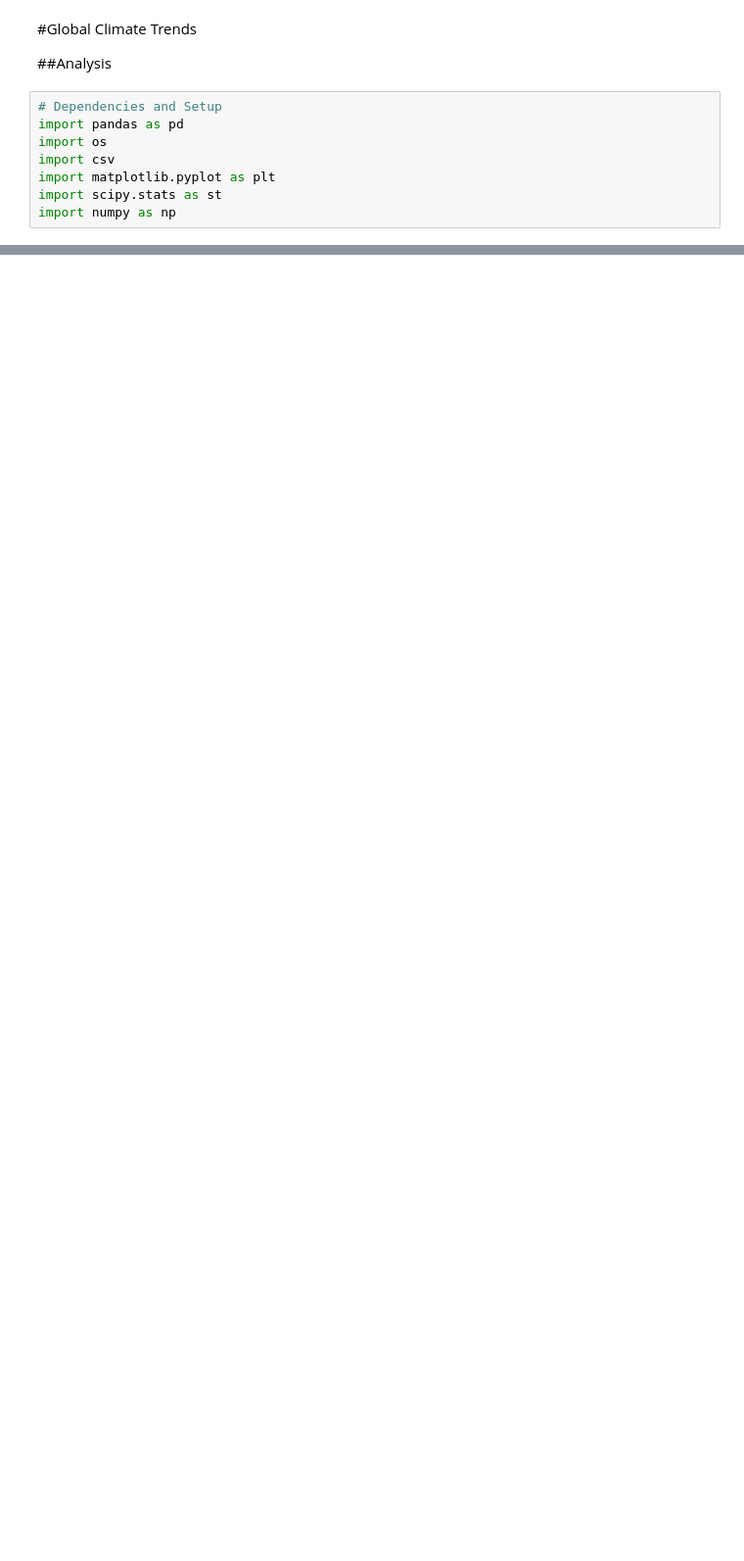
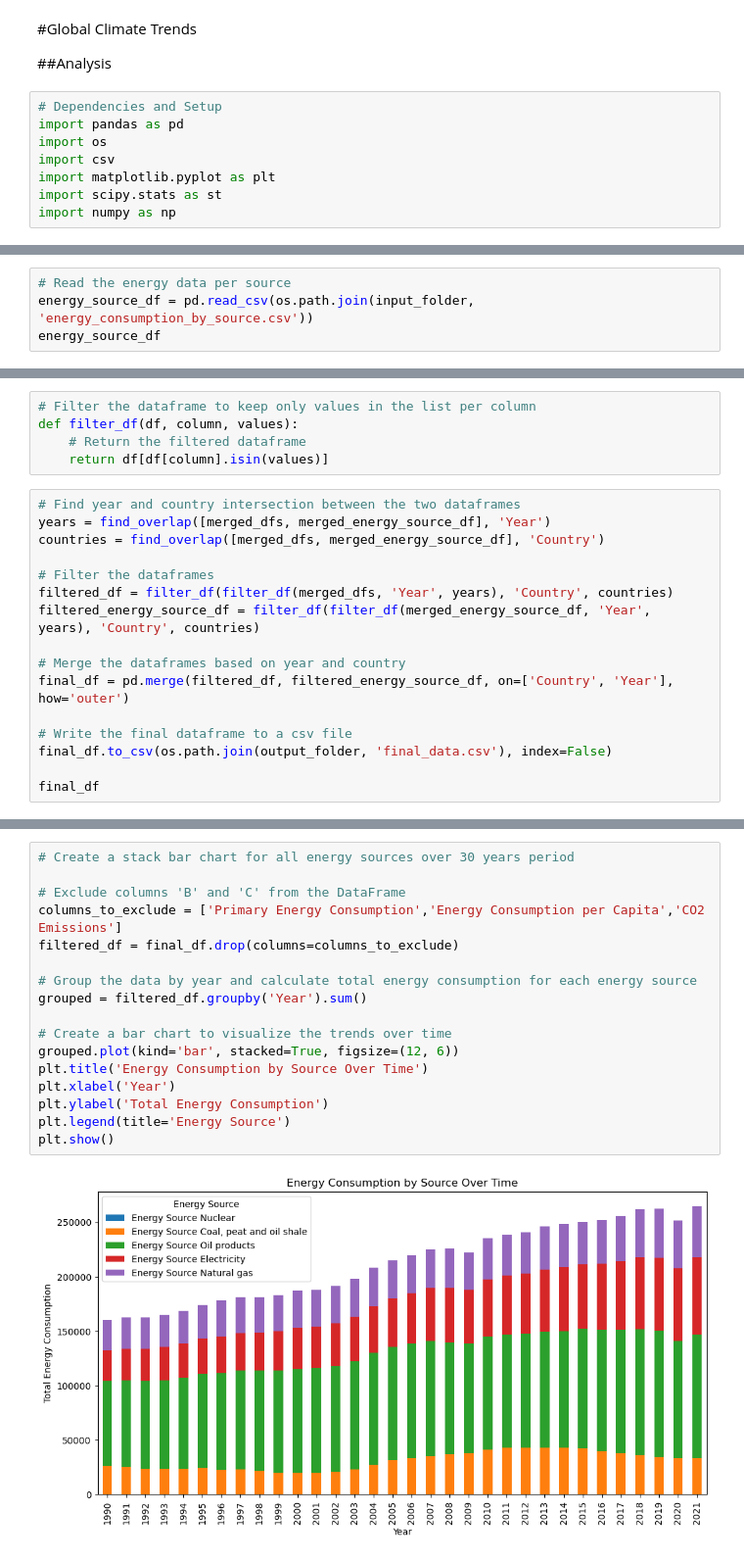
Before and after one commit to maddiebowman/Global_Climate_Change_Trends, a Jupyter notebook: GlobalClimateTrends.ipynb, the cells around one changed output, grey strips where cells are left out. Shown at 98% size. Cells and saved outputs as stored; diff of their text form; blank space fills up the shorter version.

Commit message:
Bar Chart added

```diff
--- a/GlobalClimateTrends.ipynb
+++ b/GlobalClimateTrends.ipynb
@@ -631,0 +75,4 @@ plt.show()
+# %%
+# Read the energy data per source
+energy_source_df = pd.read_csv(os.path.join(input_folder, 'energy_consumption_by_source.csv'))
+energy_source_df
@@ -631,0 +157,21 @@ plt.show()
+# %%
+# Filter the dataframe to keep only values in the list per column
+def filter_df(df, column, values):
+    # Return the filtered dataframe
+    return df[df[column].isin(values)]
+# %%
+# Find year and country intersection between the two dataframes
+years = find_overlap([merged_dfs, merged_energy_source_df], 'Year')
+countries = find_overlap([merged_dfs, merged_energy_source_df], 'Country')
+
+# Filter the dataframes
+filtered_df = filter_df(filter_df(merged_dfs, 'Year', years), 'Country', countries)
+filtered_energy_source_df = filter_df(filter_df(merged_energy_source_df, 'Year', years), 'Country', countries)
+
+# Merge the dataframes based on year and country
+final_df = pd.merge(filtered_df, filtered_energy_source_df, on=['Country', 'Year'], how='outer')
+
+# Write the final dataframe to a csv file
+final_df.to_csv(os.path.join(output_folder, 'final_data.csv'), index=False)
+
+final_df
@@ -631,0 +194,19 @@ plt.show()
+# %%
+# Create a stack bar chart for all energy sources over 30 years period
+
+# Exclude columns 'B' and 'C' from the DataFrame
+columns_to_exclude = ['Primary Energy Consumption','Energy Consumption per Capita','CO2 Emissions']
+filtered_df = final_df.drop(columns=columns_to_exclude)
+
+# Group the data by year and calculate total energy consumption for each energy source
+grouped = filtered_df.groupby('Year').sum()
+
+# Create a bar chart to visualize the trends over time
+grouped.plot(kind='bar', stacked=True, figsize=(12, 6))
+plt.title('Energy Consumption by Source Over Time')
+plt.xlabel('Year')
+plt.ylabel('Total Energy Consumption')
+plt.legend(title='Energy Source')
+plt.show()
+# %% [output]
+[figure, added]
```
Also changed, not shown: parts of 40 cells of this notebook, 1 other file.
